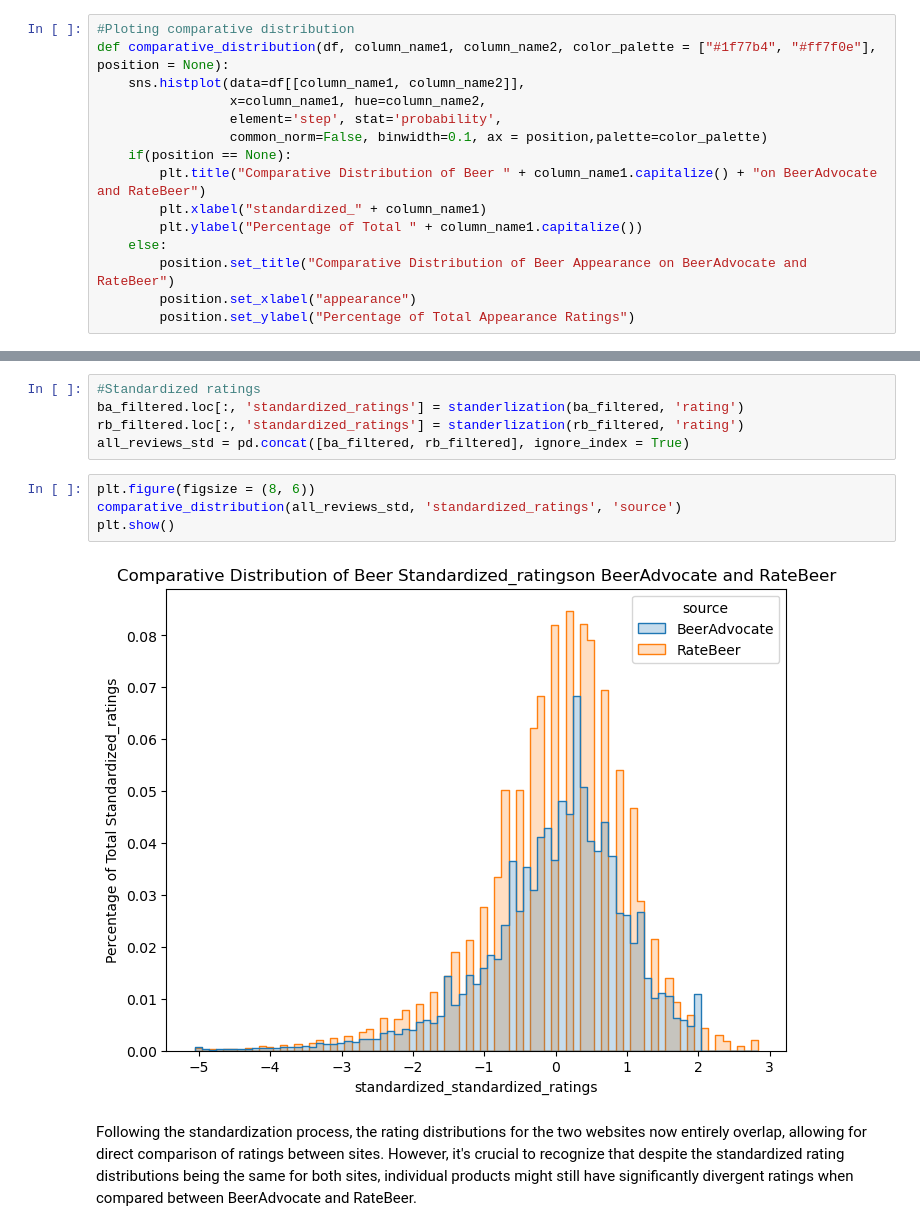
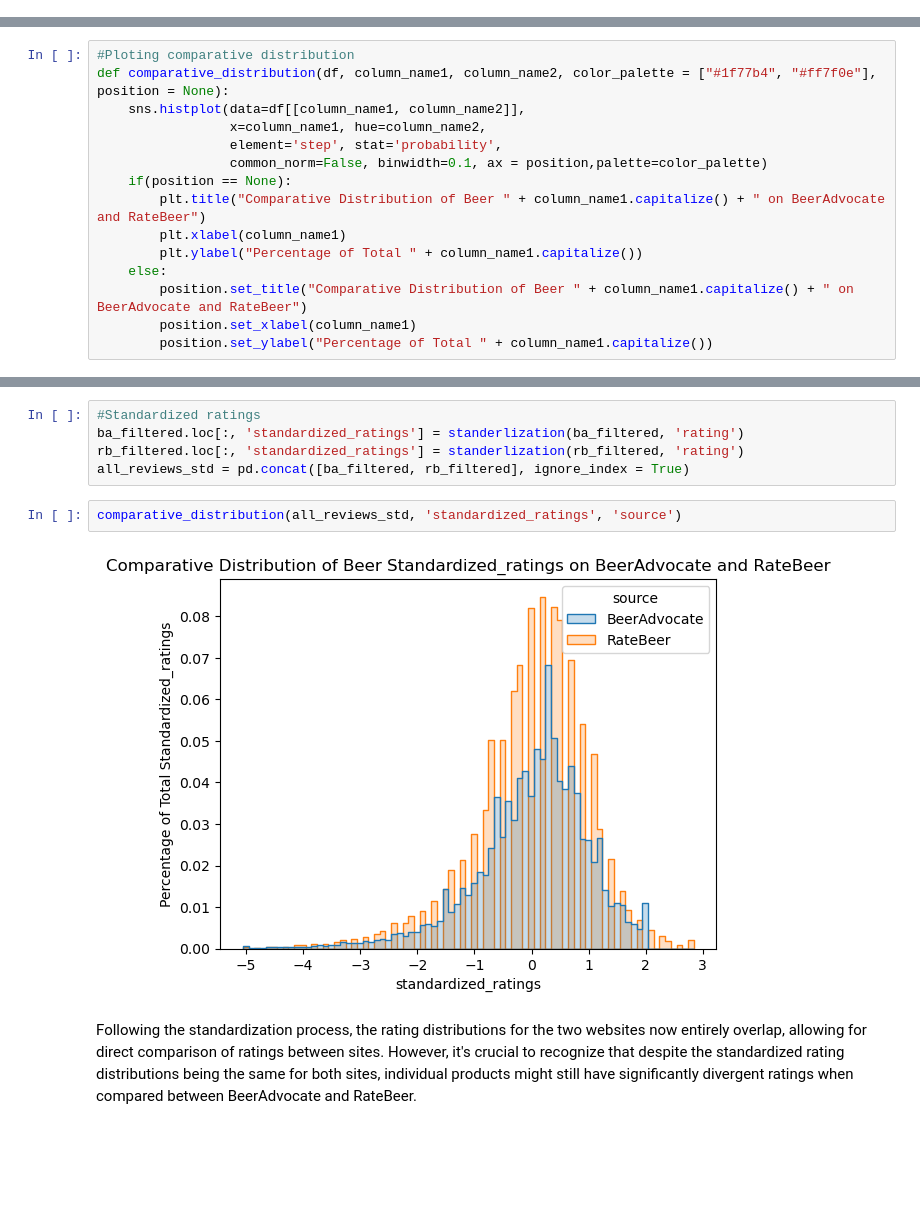
Before and after one commit to epfl-ada/ada-2023-project-adapowerup2023, a Jupyter notebook: Beer_review_M2.ipynb, the cells around one changed output, grey strips where cells are left out. Drawn from its saved outputs; the diff is of its cells as text; blank space fills up the shorter version.

```diff
--- a/Beer_review_M2.ipynb
+++ b/Beer_review_M2.ipynb
@@ -33,15 +24,0 @@ def standerlization(df, column_name):
-# %%
-#Ploting comparative distribution
-def comparative_distribution(df, column_name1, column_name2, color_palette = ["#1f77b4", "#ff7f0e"], position = None):
-    sns.histplot(data=df[[column_name1, column_name2]],
-                 x=column_name1, hue=column_name2,
-                 element='step', stat='probability',
-                 common_norm=False, binwidth=0.1, ax = position,palette=color_palette)
-    if(position == None):
-        plt.title("Comparative Distribution of Beer " + column_name1.capitalize() + "on BeerAdvocate and RateBeer")
-        plt.xlabel("standardized_" + column_name1)
-        plt.ylabel("Percentage of Total " + column_name1.capitalize())
-    else:
-        position.set_title("Comparative Distribution of Beer Appearance on BeerAdvocate and RateBeer")
-        position.set_xlabel("appearance")
-        position.set_ylabel("Percentage of Total Appearance Ratings")
@@ -48,3 +33,18 @@ def comparative_distribution(df, column_name1, column_name2, color_palette = ["#
+# %%
+#Ploting comparative distribution
+def comparative_distribution(df, column_name1, column_name2, color_palette = ["#1f77b4", "#ff7f0e"], position = None):
+    sns.histplot(data=df[[column_name1, column_name2]],
+                 x=column_name1, hue=column_name2,
+                 element='step', stat='probability',
+                 common_norm=False, binwidth=0.1, ax = position,palette=color_palette)
+    if(position == None):
+        plt.title("Comparative Distribution of Beer " + column_name1.capitalize() + " on BeerAdvocate and RateBeer")
+        plt.xlabel(column_name1)
+        plt.ylabel("Percentage of Total " + column_name1.capitalize())
+    else:
+        position.set_title("Comparative Distribution of Beer " + column_name1.capitalize() + " on BeerAdvocate and RateBeer")
+        position.set_xlabel(column_name1)
+        position.set_ylabel("Percentage of Total " + column_name1.capitalize())
 # %% [markdown]
 ## 1. Data Preprocessing
 # %% [markdown]
@@ -306,11 +306,9 @@ ba_filtered.loc[:, 'standardized_ratings'] = standerlization(ba_filtered, 'ratin
 rb_filtered.loc[:, 'standardized_ratings'] = standerlization(rb_filtered, 'rating')
 all_reviews_std = pd.concat([ba_filtered, rb_filtered], ignore_index = True)
 # %%
-plt.figure(figsize = (8, 6))
 comparative_distribution(all_reviews_std, 'standardized_ratings', 'source')
-plt.show()
 # %% [output]
-[figure, old version]
+[figure, new version]
 # %% [markdown]
 Following the standardization process, the rating distributions for the two websites now entirely overlap, allowing for direct comparison of ratings between sites. However, it's crucial to recognize that despite the standardized rating distributions being the same for both sites, individual products might still have significantly divergent ratings when compared between BeerAdvocate and RateBeer.
 # %%
```
Also changed, not shown: parts of 6 cells of this notebook.
